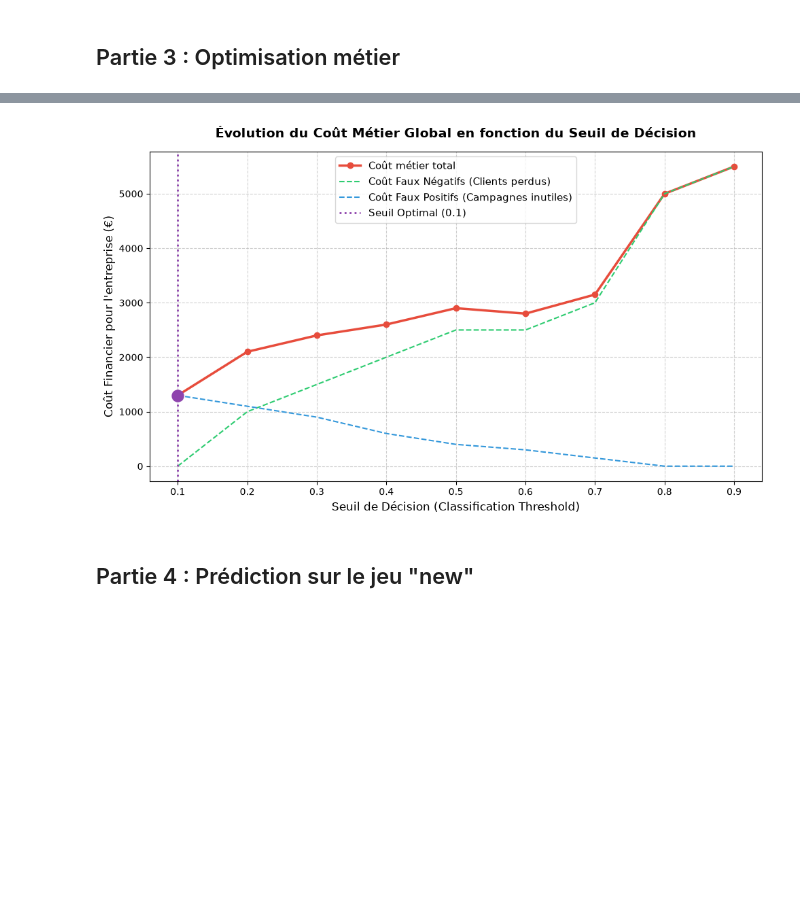
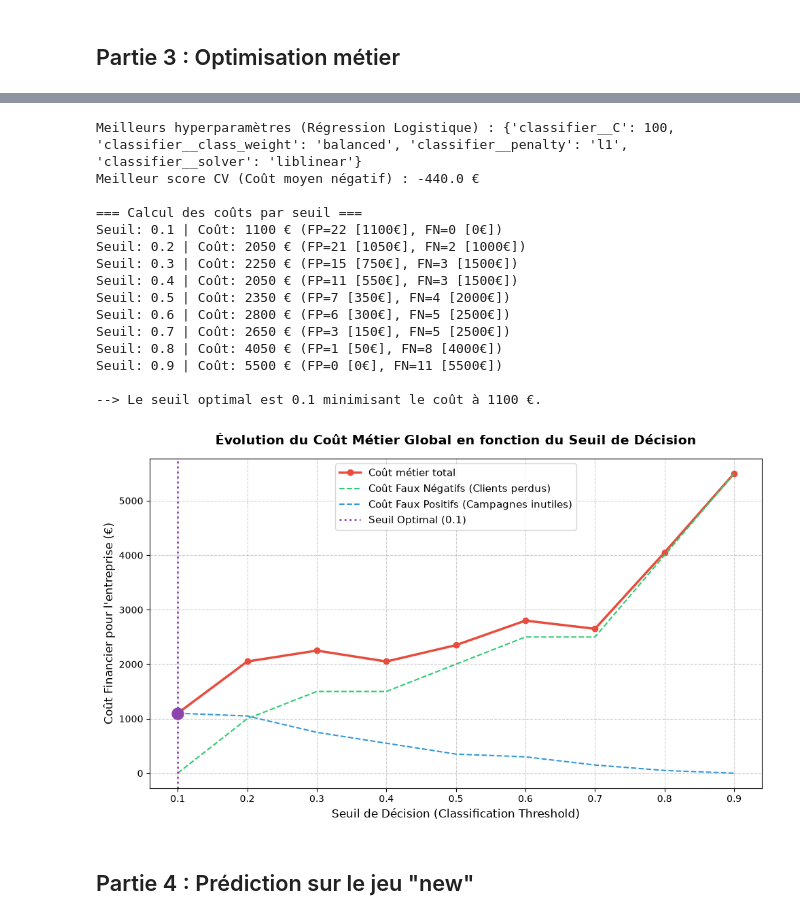
Before and after one commit to Yassine-Kamali/ChurnStop, a Jupyter notebook: 2026_Projet_Orbitel.ipynb, the cells around one changed output, grey strips where cells are left out. Drawn from its saved outputs; the diff is of its cells as text; code cells hidden in the pictures; blank space fills up the shorter version.

```diff
--- a/2026_Projet_Orbitel.ipynb
+++ b/2026_Projet_Orbitel.ipynb
@@ -220,6 +220,7 @@ Les modifications appliquées au modèle initial pour cette deuxième partie son
 ## Partie 3 : Optimisation métier
 # %%
 import matplotlib.pyplot as plt
+from sklearn.model_selection import GridSearchCV, StratifiedKFold
 
 # 1. Création de la variable Frustration
 # Un client est considéré comme frustré (1) si :
@@ -250,15 +251,53 @@ preprocessor_opt = ColumnTransformer(
         ('cat', OneHotEncoder(drop='first'), categorical_features)
     ])
 
+# Pipeline de base pour la régression logistique
 pipeline_opt = Pipeline(steps=[
     ('preprocessor', preprocessor_opt),
-    ('classifier', LogisticRegression(max_iter=1000, class_weight='balanced', random_state=42))
+    ('classifier', LogisticRegression(max_iter=1000, random_state=42))
 ])
 
-# Entraînement avec la variable frustration
-pipeline_opt.fit(X_train_opt, y_train)
+# Custom Business Cost Scorer
+def business_cost_scorer(estimator, X, y):
+    y_pred_proba = estimator.predict_proba(X)[:, 1]
+    thresholds = np.arange(0.05, 0.95, 0.05)
+    min_cost = float('inf')
+    for t in thresholds:
+        y_pred = (y_pred_proba > t).astype(int)
+        cm = confusion_matrix(y, y_pred)
+        if cm.shape == (2, 2):
+            TN, FP, FN, TP = cm.ravel()
+        else:
+            TN = cm[0, 0] if len(cm) > 0 else 0
+            FP, FN, TP = 0, 0, 0
+        cost = FP * cout_fp + FN * cout_fn
+        if cost < min_cost:
+            min_cost = cost
+    return -min_cost
 
-# Probabilités de Churn
+# Stratified K-Fold for CV
+cv = StratifiedKFold(n_splits=5, shuffle=True, random_state=42)
+
+# Grille d'hyperparamètres pour la Régression Logistique
+param_grid_lr = {
+    'classifier__C': [0.001, 0.01, 0.1, 1, 10, 100],
+    'classifier__penalty': ['l1', 'l2'],
+    'classifier__solver': ['liblinear'],
+    'classifier__class_weight': ['balanced', None]
+}
+
+# Grid Search
+print("Optimisation des hyperparamètres de la Régression Logistique...")
+grid_search_lr = GridSearchCV(pipeline_opt, param_grid_lr, cv=cv, scoring=business_cost_scorer, n_jobs=-1)
+grid_search_lr.fit(X_train_opt, y_train)
+
+print(f"Meilleurs hyperparamètres (Régression Logistique) : {grid_search_lr.best_params_}")
+print(f"Meilleur score CV (Coût moyen négatif) : {grid_search_lr.best_score_:.1f} €")
+
+# Utiliser le meilleur estimateur trouvé pour la suite
+pipeline_opt = grid_search_lr.best_estimator_
+
+# Probabilités de Churn avec le meilleur modèle
 y_pred_proba_opt = pipeline_opt.predict_proba(X_test_opt)[:, 1]
 
 # 2. Optimisation du seuil de décision
@@ -267,11 +306,15 @@ costs = []
 fn_costs = []
 fp_costs = []
 
-print("=== Calcul des coûts par seuil ===")
+print("\n=== Calcul des coûts par seuil ===")
 for t in thresholds:
     y_pred_t = (y_pred_proba_opt > t).astype(int)
     cm_t = confusion_matrix(y_test, y_pred_t)
-    TN_t, FP_t, FN_t, TP_t = cm_t.ravel()
+    if cm_t.shape == (2, 2):
+        TN_t, FP_t, FN_t, TP_t = cm_t.ravel()
+    else:
+        TN_t = cm_t[0, 0] if len(cm_t) > 0 else 0
+        FP_t, FN_t, TP_t = 0, 0, 0
 
     cost_fn_t = FN_t * cout_fn
     cost_fp_t = FP_t * cout_fp
@@ -321,4 +353,19 @@ Seuil: 0.9 | Coût: 5500 € (FP=0 [0€], FN=11 [5500€])
+Meilleurs hyperparamètres (Régression Logistique) : {'classifier__C': 100, 'classifier__class_weight': 'balanced', 'classifier__penalty': 'l1', 'classifier__solver': 'liblinear'}
+Meilleur score CV (Coût moyen négatif) : -440.0 €
+
+=== Calcul des coûts par seuil ===
+Seuil: 0.1 | Coût: 1100 € (FP=22 [1100€], FN=0 [0€])
+Seuil: 0.2 | Coût: 2050 € (FP=21 [1050€], FN=2 [1000€])
+Seuil: 0.3 | Coût: 2250 € (FP=15 [750€], FN=3 [1500€])
+Seuil: 0.4 | Coût: 2050 € (FP=11 [550€], FN=3 [1500€])
+Seuil: 0.5 | Coût: 2350 € (FP=7 [350€], FN=4 [2000€])
+Seuil: 0.6 | Coût: 2800 € (FP=6 [300€], FN=5 [2500€])
+Seuil: 0.7 | Coût: 2650 € (FP=3 [150€], FN=5 [2500€])
+Seuil: 0.8 | Coût: 4050 € (FP=1 [50€], FN=8 [4000€])
+Seuil: 0.9 | Coût: 5500 € (FP=0 [0€], FN=11 [5500€])
+
+--> Le seuil optimal est 0.1 minimisant le coût à 1100 €.
-[figure, old version]
+[figure, new version]
 # %% [markdown]
 ## Partie 4 : Prédiction sur le jeu "new"
 # %% [markdown]
```
Also changed, not shown: parts of 5 cells of this notebook, 1 other file.
